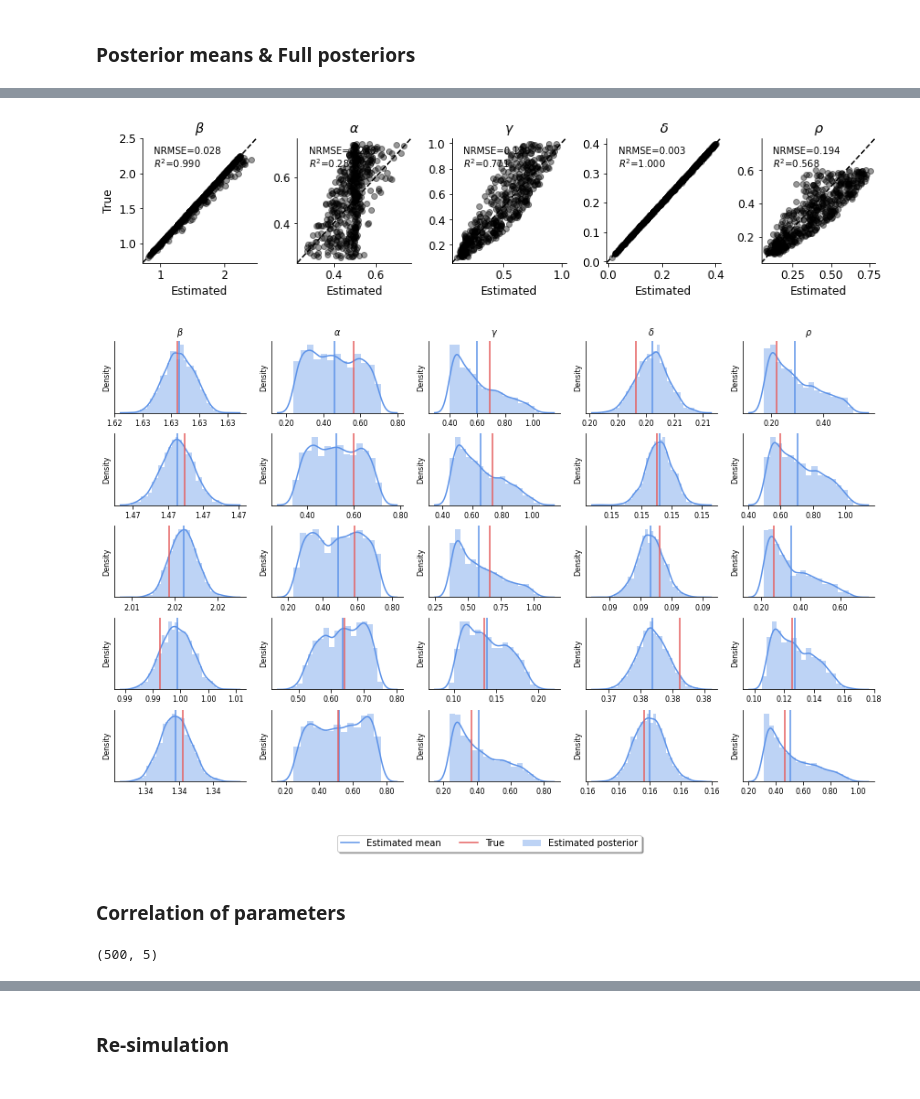
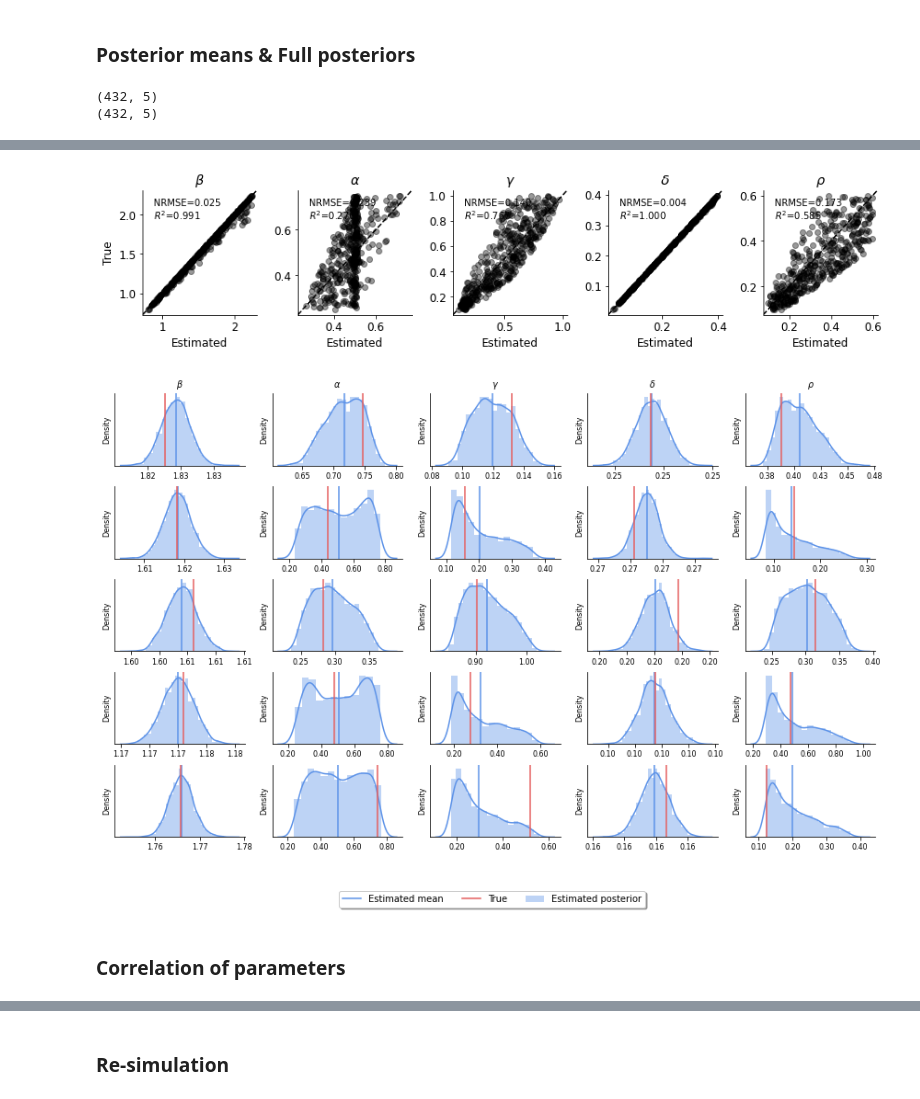
Before and after one commit to juan190199/InfectiousDiseases, a Jupyter notebook: InfectiousDisease/regression_model.ipynb, the cells around one changed output, grey strips where cells are left out. Saved outputs shown, nothing was run; the diff lists cells and outputs as text; code cells hidden in the pictures.

```diff
--- a/InfectiousDisease/regression_model.ipynb
+++ b/InfectiousDisease/regression_model.ipynb
@@ -171,8 +168,18 @@ for ep in range(1, epochs + 1):
         manager.save()
 # %% [markdown]
 ### Posterior means & Full posteriors
+# %%
+# Estimation sanity checks
+theta_approx_means = model.sample(x_test, n_samples_posterior, to_numpy=True).mean(axis=0)
+theta_approx_means, y_test, theta_test = est_sanity_checks(theta_approx_means, theta_test)
+# %%
+print(theta_approx_means.shape)
+print(y_test.shape)
+# %% [output]
+(432, 5)
+(432, 5)
 # %%
-plot_true_est_scatter(model, x_test, theta_test, n_samples_posterior, parameter_names, figsize=(12, 3))
+plot_true_est_scatter(model, x_test, y_test, n_samples_posterior, parameter_names, figsize=(12, 3), theta_approx_means=theta_approx_means)
 
 plot_true_est_posterior(model, 2000, parameter_names, font_size=8,
                         X_test=x_test[:5],
@@ -186,14 +188,11 @@ WARNING:tensorflow:A checkpoint was restored (e.g. tf.train.Checkpoint.restore o
-[figure, old version]
+[figure, new version]
-[figure, old version]
+[figure, new version]
 # %% [markdown]
 ### Correlation of parameters
 # %%
 theta_approx_means = model.sample(x_test, n_samples_posterior, to_numpy=True).mean(axis=0)
-print(theta_approx_means.shape)
 # comp_parameters = np.column_stack((theta_approx_means[:, 4], theta_approx_means[:, 1]))
 # comp_parameter_names = np.array((parameter_names[4], parameter_names[1]))
-# %% [output]
-(500, 5)
 # %%
 plot_correlation_parameters(theta_approx_means, parameter_names)
 # %% [output]
```
Also changed, not shown: parts of 12 cells of this notebook.
